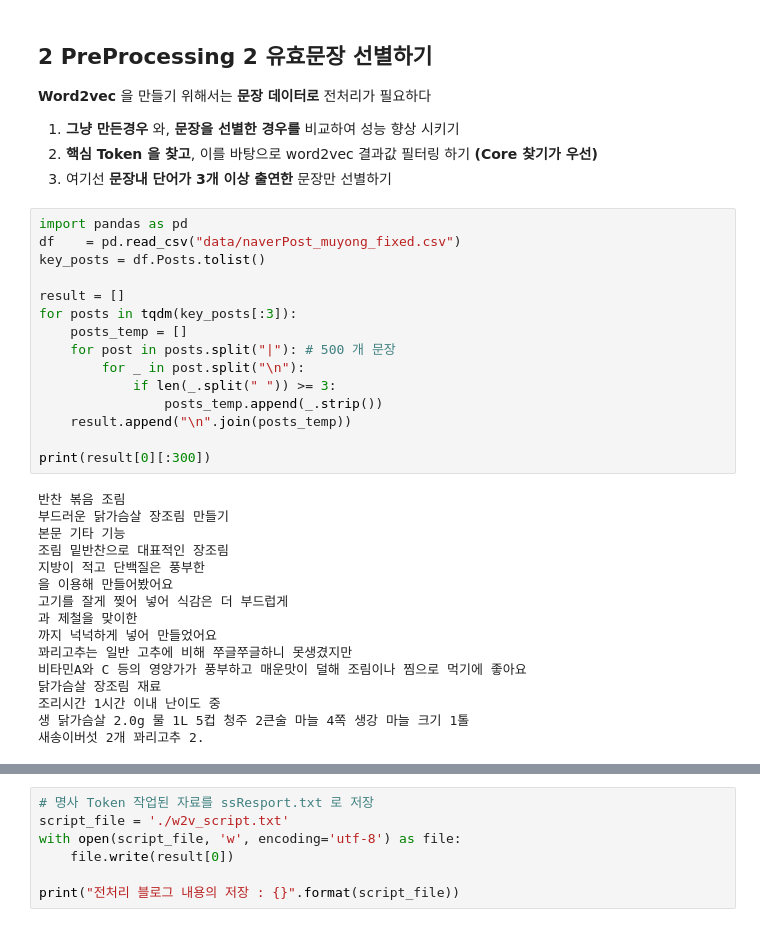
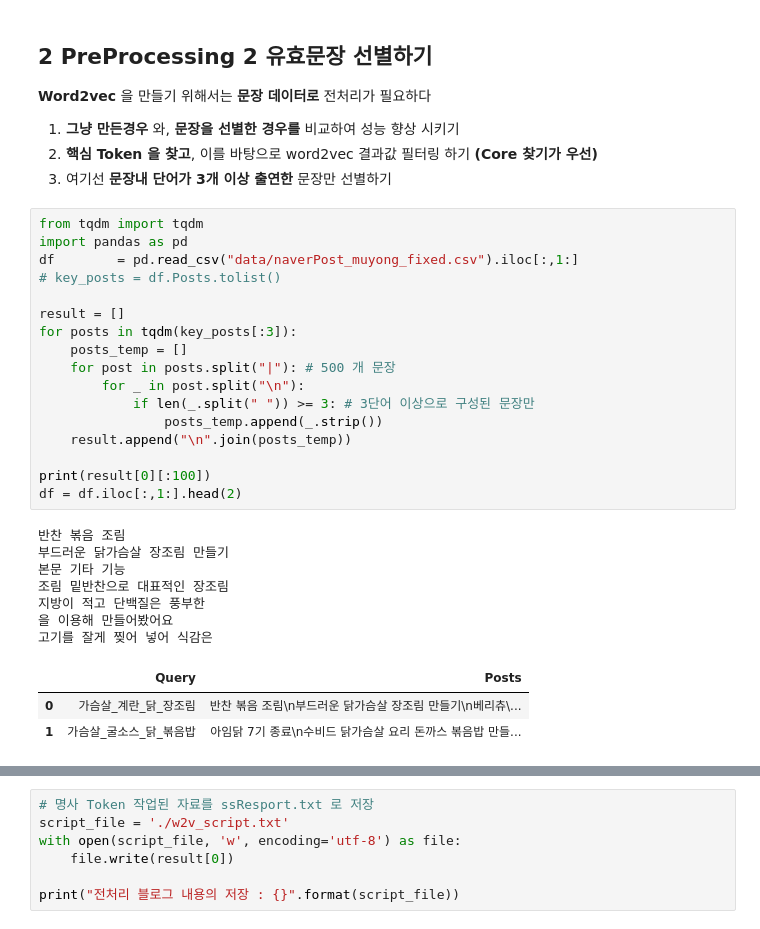
Before and after one commit to YongBeomKim/nlp_tutorial, a Jupyter notebook: 03-2.postW2V.ipynb, the cells around one changed output, grey strips where cells are left out. Saved outputs shown, nothing was run; the diff lists cells and outputs as text.

```diff
--- a/03-2.postW2V.ipynb
+++ b/03-2.postW2V.ipynb
@@ -36,33 +36,30 @@ dot fixed
 1. **핵심 Token 을 찾고**, 이를 바탕으로 word2vec 결과값 필터링 하기 **(Core 찾기가 우선)**
 1. 여기선 **문장내 단어가 3개 이상 출연한** 문장만 선별하기
 # %%
+from tqdm import tqdm
 import pandas as pd
-df    = pd.read_csv("data/naverPost_muyong_fixed.csv")
-key_posts = df.Posts.tolist()
+df        = pd.read_csv("data/naverPost_muyong_fixed.csv").iloc[:,1:]
+# key_posts = df.Posts.tolist()
 
 result = []
 for posts in tqdm(key_posts[:3]):
     posts_temp = []
     for post in posts.split("|"): # 500 개 문장
         for _ in post.split("\n"):
-            if len(_.split(" ")) >= 3:
+            if len(_.split(" ")) >= 3: # 3단어 이상으로 구성된 문장만
                 posts_temp.append(_.strip())
     result.append("\n".join(posts_temp))
 
-print(result[0][:300])
+print(result[0][:100])
+df = df.iloc[:,1:].head(2)
 # %% [output]
 반찬 볶음 조림
 부드러운 닭가슴살 장조림 만들기
 본문 기타 기능
 조림 밑반찬으로 대표적인 장조림
 지방이 적고 단백질은 풍부한
 을 이용해 만들어봤어요
-고기를 잘게 찢어 넣어 식감은 더 부드럽게
-과 제철을 맞이한
-까지 넉넉하게 넣어 만들었어요
-꽈리고추는 일반 고추에 비해 쭈글쭈글하니 못생겼지만
-비타민A와 C 등의 영양가가 풍부하고 매운맛이 덜해 조림이나 찜으로 먹기에 좋아요
-닭가슴살 장조림 재료
-조리시간 1시간 이내 난이도 중
-생 닭가슴살 2.0g 물 1L 5컵 청주 2큰술 마늘 4쪽 생강 마늘 크기 1톨
-새송이버섯 2개 꽈리고추 2.
+고기를 잘게 찢어 넣어 식감은
+|  | Query | Posts |
+| 0 | 가슴살_계란_닭_장조림 | 반찬 볶음 조림\n부드러운 닭가슴살 장조림 만들기\n베리츄\... |
+| 1 | 가슴살_굴소스_닭_볶음밥 | 아임닭 7기 종료\n수비드 닭가슴살 요리 돈까스 볶음밥 만들... |
```
Also changed, not shown: parts of 17 cells of this notebook.
